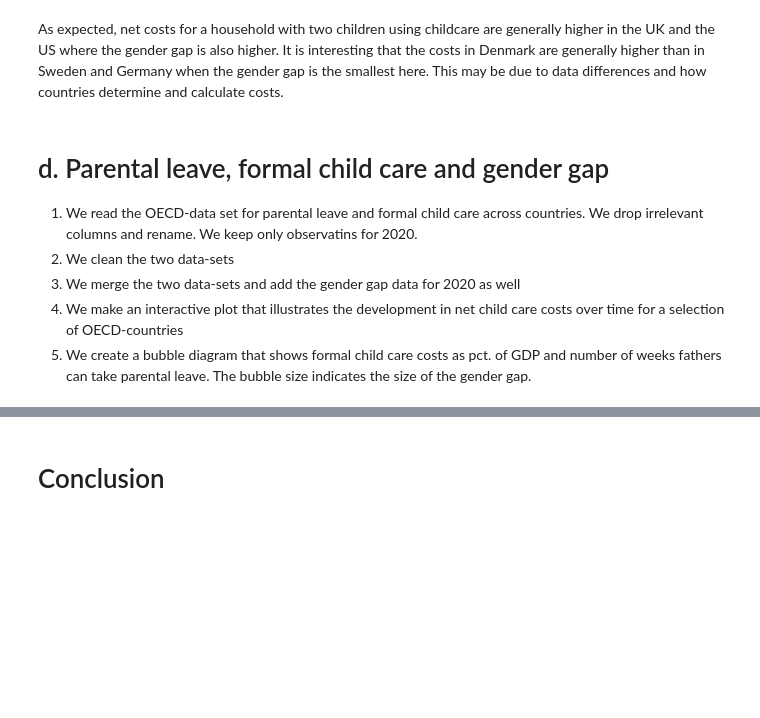
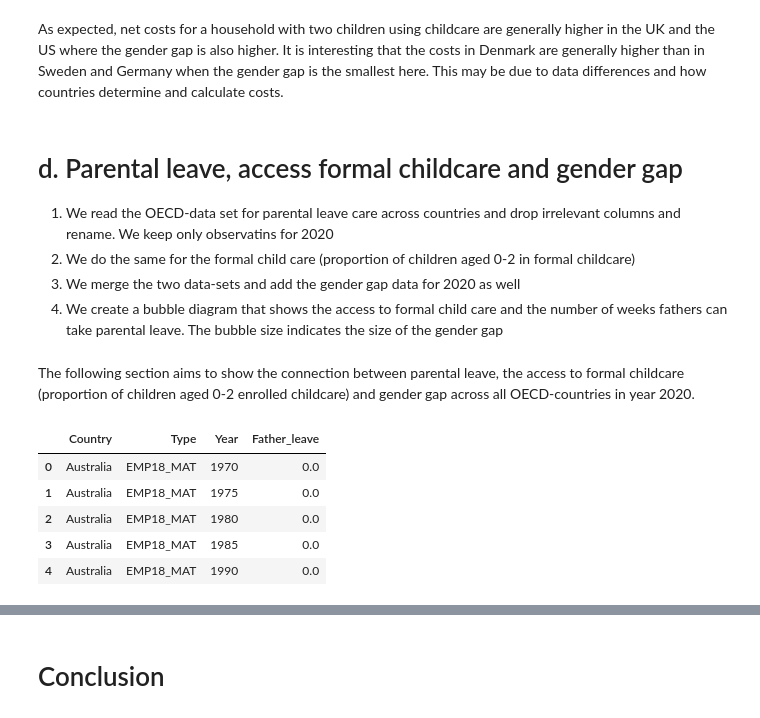
Before and after one commit to NumEconCopenhagen/projects-2023-aca, a Jupyter notebook: dataproject/dataproject.ipynb, the cells around one changed output, grey strips where cells are left out. Cells and saved outputs as stored; diff of their text form; code cells hidden in the pictures; blank space fills up the shorter version.

```diff
--- a/dataproject/dataproject.ipynb
+++ b/dataproject/dataproject.ipynb
@@ -305,18 +296,27 @@ fig.show()
 # %% [markdown]
 As expected, net costs for a household with two children using childcare are generally higher in the UK and the US where the gender gap is also higher. It is interesting that the costs in Denmark are generally higher than in Sweden and Germany when the gender gap is the smallest here. This may be due to data differences and how countries determine and calculate costs.
 # %% [markdown]
-# d. Parental leave, formal child care and gender gap
+# d. Parental leave, access formal childcare and gender gap
 
-1) We read the OECD-data set for parental leave and formal child care across countries. We drop irrelevant columns and rename. We keep only observatins for 2020.
-2) We clean the two data-sets
+1) We read the OECD-data set for parental leave care across countries and drop irrelevant columns and rename. We keep only observatins for 2020
+2) We do the same for the formal child care (proportion of children aged 0-2 in formal childcare)
 3) We merge the two data-sets and add the gender gap data for 2020 as well
-4) We make an interactive plot that illustrates the development in net child care costs over time for a selection of OECD-countries
-5) We create a bubble diagram that shows formal child care costs as pct. of GDP and number of weeks fathers can take parental leave. The bubble size indicates the size of the gender gap.
+4) We create a bubble diagram that shows the access to formal child care and the number of weeks fathers can take parental leave. The bubble size indicates the size of the gender gap
+# %% [markdown]
+The following section aims to show the connection between parental leave, the access to formal childcare (proportion of children aged 0-2 enrolled childcare) and gender gap across all OECD-countries in year 2020.
 # %%
-# Parental leave dataset
+# 1) Cleaning the parental leave dataset
 drop_these = ['COU','Indicator','SEX','Sex','AGE','Age Group','TIME','Unit','Unit Code','PowerCode Code','PowerCode','Reference Period Code','Reference Period','Flag Codes','Flags']
 df_pl.drop(drop_these, axis=1, inplace=True)
 
-#Rename columns
+# Renaming columns
 df_pl = df_pl.rename(columns = {"IND" : "Type", "Value": "Father_leave", "Time": "Year"})
+df_pl.head()
+# %% [output]
+|  | Country | Type | Year | Father_leave |
+| 0 | Australia | EMP18_MAT | 1970 | 0.0 |
+| 1 | Australia | EMP18_MAT | 1975 | 0.0 |
+| 2 | Australia | EMP18_MAT | 1980 | 0.0 |
+| 3 | Australia | EMP18_MAT | 1985 | 0.0 |
+| 4 | Australia | EMP18_MAT | 1990 | 0.0 |
 # %%
```
Also changed, not shown: parts of 14 cells of this notebook.
